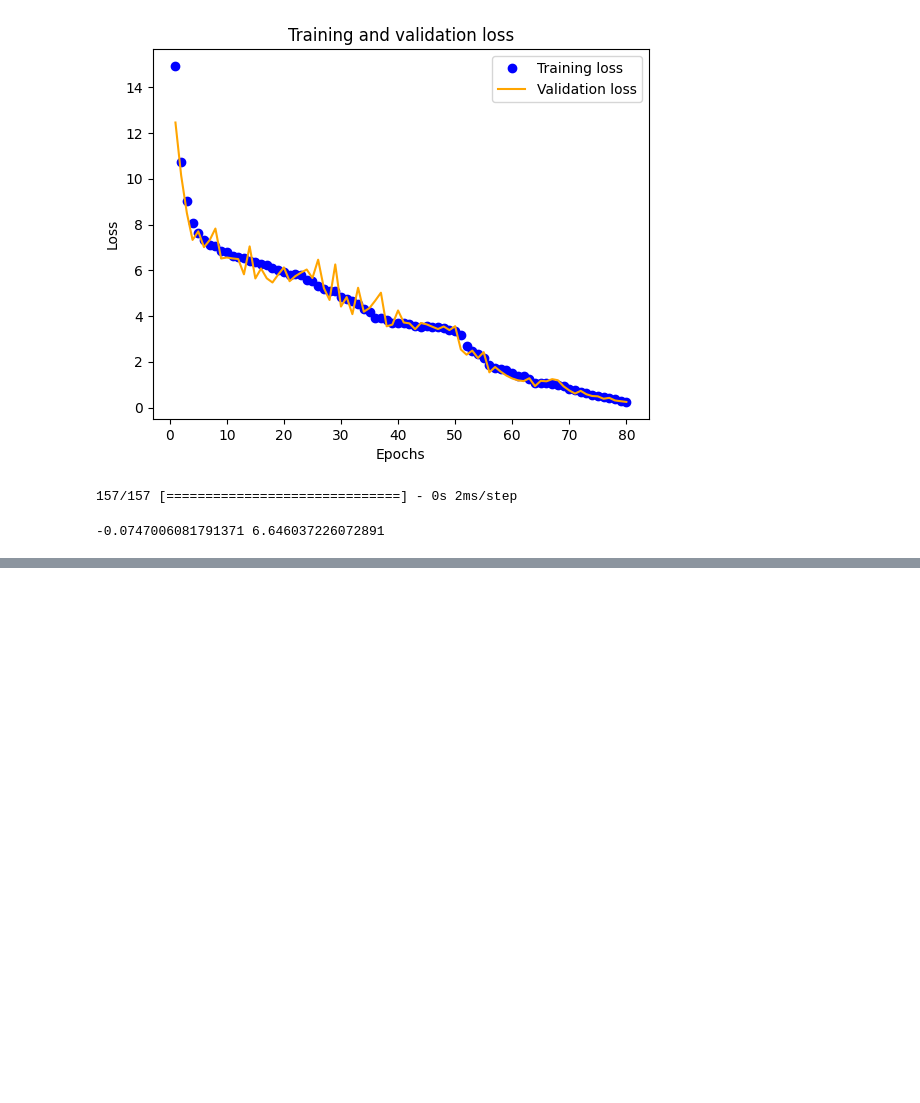
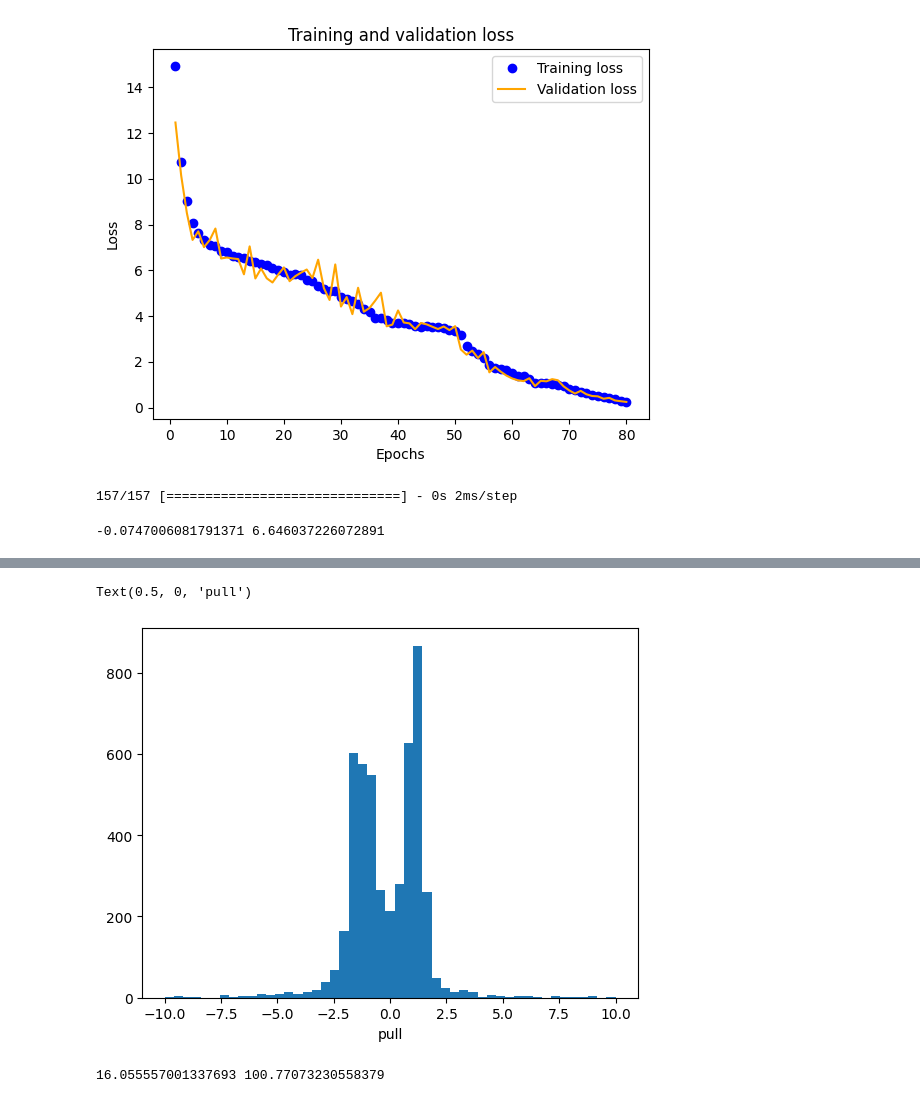
Before and after one commit to nhanvtran/directional-pixel-detectors, a Jupyter notebook: hit-position/train-1DA-Beta.ipynb, the cells around one changed output, grey strips where cells are left out. Drawn from its saved outputs; the diff is of its cells as text; code cells hidden in the pictures; blank space fills up the shorter version.

```diff
--- a/hit-position/train-1DA-Beta.ipynb
+++ b/hit-position/train-1DA-Beta.ipynb
@@ -166,7 +166,6 @@ plt.show()
 p_test = model.predict(X_test)
 df = pd.DataFrame(p_test,columns=['alpha1','beta1'])
 df['Atrue'] = y_test*pi
-df['cotAtrue'] = np.array([math.tan(a) for a in df['Atrue']])
 df['alpha'] = minval+tf.math.softplus(df['alpha1'])
 df['beta'] = minval+tf.math.softplus(df['beta1'])
 df['mean'] = df['alpha']/(df['alpha']+df['beta'])*pi
@@ -219,7 +224,12 @@ plt.ylim(-10,25)
 # %%
 pulls = residuals/df['sigma']
 # %%
-plt.hist(pulls,bins=50);
+plt.hist(pulls,bins=np.linspace(-10,10,50));
 plt.xlabel('pull')
+# %% [output]
+Text(0.5, 0, 'pull')
+[figure, added]
 # %%
 print(np.mean(pulls),np.std(pulls))
+# %% [output]
+16.055557001337693 100.77073230558379
```
Also changed, not shown: parts of 3 cells of this notebook.
